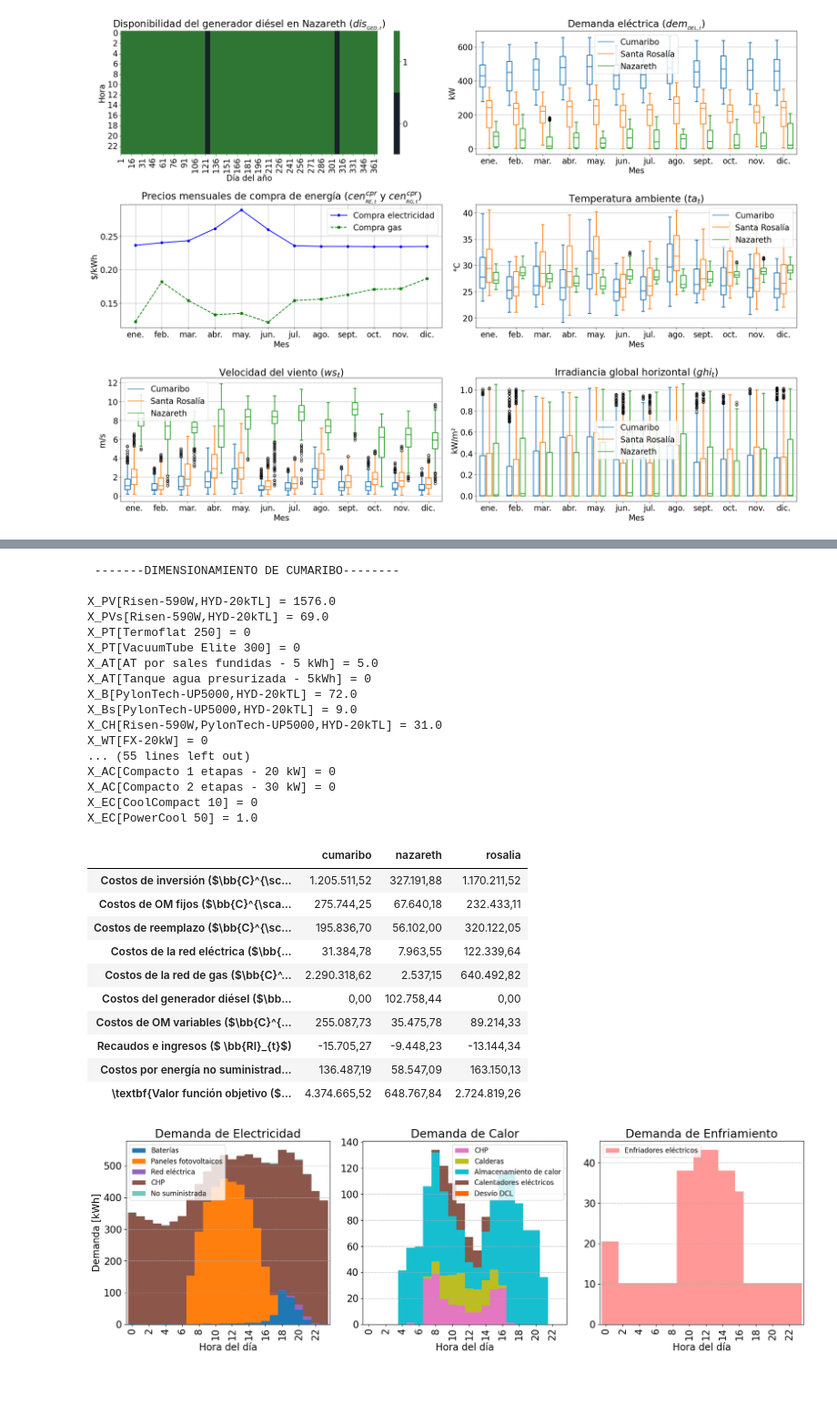
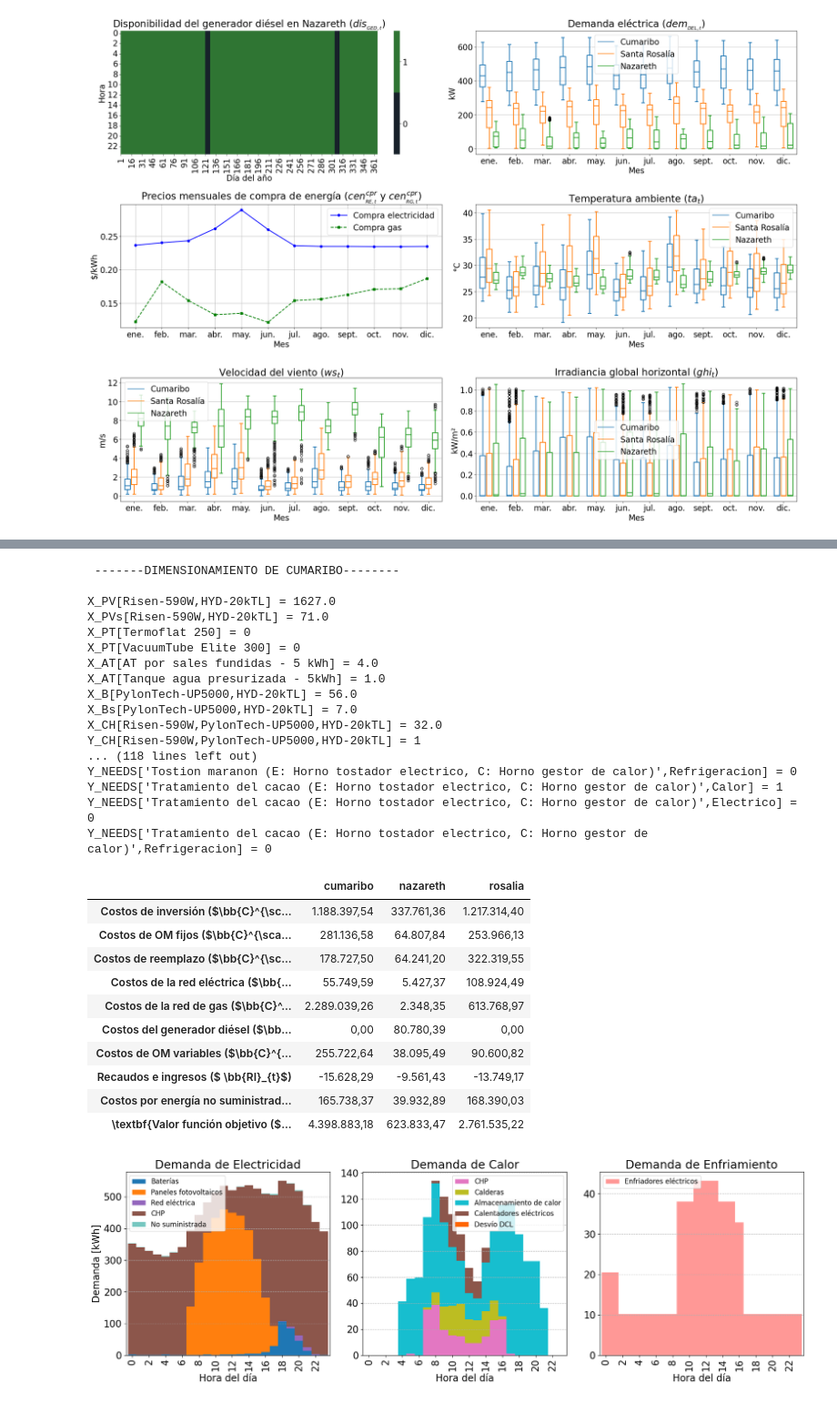
Before and after one commit to nmerchanr/Tesis_Maestria, a Jupyter notebook: 04_graficos_resultados.ipynb, the cells around one changed output, grey strips where cells are left out. Shown at 91% size. Saved outputs shown, nothing was run; the diff lists cells and outputs as text; code cells hidden in the pictures.

Commit message:
Resultados estocastico

```diff
--- a/04_graficos_resultados.ipynb
+++ b/04_graficos_resultados.ipynb
@@ -179,5 +179,5 @@ maestros = {
 
 for key, item in maestros.items():
     print(f"leyendo datos resultado para {key}...")
-    maestros[key]["maestro"] = Maestro_Resultados(item["location"], estocastico = False)
+    maestros[key]["maestro"] = Maestro_Resultados(item["location"], estocastico = True)
 # %% [output]
@@ -389,26 +407,26 @@ plt.show()
 for key in maestros.keys():
     print(f"\n -------DIMENSIONAMIENTO DE {key}-------- \n".upper())
     # Imprimir el valor de todas las variables cuyo nombre comience con "X_"
-    for var in maestros[key]["maestro"].model_escenarios["main_main"]._mpisppy_node_list[0].nonant_vardata_list:
+    for var in maestros[key]["maestro"].model_escenarios["mean_mean"]._mpisppy_node_list[0].nonant_vardata_list:
         print(f"{var.name} = {var.value}")
 # %% [output]
  -------DIMENSIONAMIENTO DE CUMARIBO--------
 
-X_PV[Risen-590W,HYD-20kTL] = 1576.0
-X_PVs[Risen-590W,HYD-20kTL] = 69.0
+X_PV[Risen-590W,HYD-20kTL] = 1627.0
+X_PVs[Risen-590W,HYD-20kTL] = 71.0
 X_PT[Termoflat 250] = 0
 X_PT[VacuumTube Elite 300] = 0
-X_AT[AT por sales fundidas - 5 kWh] = 5.0
-X_AT[Tanque agua presurizada - 5kWh] = 0
-X_B[PylonTech-UP5000,HYD-20kTL] = 72.0
-X_Bs[PylonTech-UP5000,HYD-20kTL] = 9.0
-X_CH[Risen-590W,PylonTech-UP5000,HYD-20kTL] = 31.0
-X_WT[FX-20kW] = 0
-... (55 lines left out)
-X_AC[Compacto 1 etapas - 20 kW] = 0
-X_AC[Compacto 2 etapas - 30 kW] = 0
-X_EC[CoolCompact 10] = 0
-X_EC[PowerCool 50] = 1.0
+X_AT[AT por sales fundidas - 5 kWh] = 4.0
+X_AT[Tanque agua presurizada - 5kWh] = 1.0
+X_B[PylonTech-UP5000,HYD-20kTL] = 56.0
+X_Bs[PylonTech-UP5000,HYD-20kTL] = 7.0
+X_CH[Risen-590W,PylonTech-UP5000,HYD-20kTL] = 32.0
+Y_CH[Risen-590W,PylonTech-UP5000,HYD-20kTL] = 1
+... (118 lines left out)
+Y_NEEDS['Tostion maranon (E: Horno tostador electrico, C: Horno gestor de calor)',Refrigeracion] = 0
+Y_NEEDS['Tratamiento del cacao (E: Horno tostador electrico, C: Horno gestor de calor)',Calor] = 1
+Y_NEEDS['Tratamiento del cacao (E: Horno tostador electrico, C: Horno gestor de calor)',Electrico] = 0
+Y_NEEDS['Tratamiento del cacao (E: Horno tostador electrico, C: Horno gestor de calor)',Refrigeracion] = 0
 # %%
 from pyomo.environ import value
 import pandas as pd
@@ -421,7 +439,7 @@ res_economicos = pd.DataFrame()
 
 for key in maestros.keys():
 
-    m = maestros[key]["maestro"].model_escenarios["main_main"]
+    m = maestros[key]["maestro"].model_escenarios["mean_mean"]
 
     res_economicos.loc[r"Costos de inversión ($\bb{C}^{\scalebox{0.6}{inv}}$)", key] = value(
         m.d_cost_inst
@@ -490,43 +508,43 @@ for key in maestros.keys():
                 + sum(m.PTH_BOI[t,tboi]*m.boi_f['C_OM_kWh',tboi] for tboi in m.boi_u)
                 + sum(m.PTH_EH[t,teh]*m.eh_f['C_OM_kWh',teh] for teh in m.eh_u)
                 + sum(m.PEL_CHP[t,tchp]*m.chp_f['C_OM_kWh',tchp] for tchp in m.chp_u)
                 + sum(m.PCL_AC[t,tac]*m.ac_f['C_OM_kWh',tac] for tac in m.ac_u)
                 + sum(m.PCL_EC[t,tec]*m.ec_f['C_OM_kWh',tec] for tec in m.ec_u)
             for t in m.T)
         )
 
         res_economicos.loc[r"Recaudos e ingresos ($ \bb{RI}_{t}$)", key] += m._mpisppy_probability*value(
             m.VPN_FS*sum(
                 m.price_sell_grid_el[t]*(m.PEL_PV_G[t] + m.PEL_WT_G[t] + m.PEL_CHP_G[t])
                 - m.EnvC*sum(sum(m.X_PV[tpv,tch]*m.p_pv_gen[t,tpv] for tpv in m.pv_u) - m.PEL_PV_CUR[tch,t] for tch in m.ch_u)
                 - m.EnvC*(sum(m.X_WT[tt]*m.p_wt_gen[t,tt] for tt in m.wt_u) - m.PEL_WT_CUR[t])
                 - m.EnvC*(sum(m.X_PT[tpt]*m.p_pt_gen[t,tpt] for tpt in m.pt_u) - m.PTH_PT_CUR[t])
 
             for t in m.T)
         )
 
         res_economicos.loc[r"Costos por energía no suministrada y desvío ($\bb{C}^{\scalebox{0.6}{dpd,ncs}}_t$)", key] += m._mpisppy_probability*value(
             m.VPN_FS*sum(
                 m.cost_ens_el[t]*m.PEL_NS[t] + m.cost_des_th[t]*m.PTH_DES[t] + m.cost_des_cl[t]*m.PCL_DES[t]
             for t in m.T)
         )
 
 res_economicos.loc[r"\textbf{Valor función objetivo ($\bb{Obj}$) (CPN)}",:] = res_economicos.sum(axis=0)
 res_economicos = format_numeric_columns(res_economicos)
 res_economicos.to_excel(f'RESULTADOS/economicos_{"estocastico" if maestros[key]["maestro"].estocastico else "determinista"}.xlsx')
 res_economicos
 # %% [output]
 |  | cumaribo | nazareth | rosalia |
-| Costos de inversión ($\bb{C}^{\sc... | 1.205.511,52 | 327.191,88 | 1.170.211,52 |
-| Costos de OM fijos ($\bb{C}^{\sca... | 275.744,25 | 67.640,18 | 232.433,11 |
-| Costos de reemplazo ($\bb{C}^{\sc... | 195.836,70 | 56.102,00 | 320.122,05 |
-| Costos de la red eléctrica ($\bb{... | 31.384,78 | 7.963,55 | 122.339,64 |
-| Costos de la red de gas ($\bb{C}^... | 2.290.318,62 | 2.537,15 | 640.492,82 |
-| Costos del generador diésel ($\bb... | 0,00 | 102.758,44 | 0,00 |
-| Costos de OM variables ($\bb{C}^{... | 255.087,73 | 35.475,78 | 89.214,33 |
-| Recaudos e ingresos ($ \bb{RI}_{t}$) | -15.705,27 | -9.448,23 | -13.144,34 |
-| Costos por energía no suministrad... | 136.487,19 | 58.547,09 | 163.150,13 |
-| \textbf{Valor función objetivo ($... | 4.374.665,52 | 648.767,84 | 2.724.819,26 |
+| Costos de inversión ($\bb{C}^{\sc... | 1.188.397,54 | 337.761,36 | 1.217.314,40 |
+| Costos de OM fijos ($\bb{C}^{\sca... | 281.136,58 | 64.807,84 | 253.966,13 |
+| Costos de reemplazo ($\bb{C}^{\sc... | 178.727,50 | 64.241,20 | 322.319,55 |
+| Costos de la red eléctrica ($\bb{... | 55.749,59 | 5.427,37 | 108.924,49 |
+| Costos de la red de gas ($\bb{C}^... | 2.289.039,26 | 2.348,35 | 613.768,97 |
+| Costos del generador diésel ($\bb... | 0,00 | 80.780,39 | 0,00 |
+| Costos de OM variables ($\bb{C}^{... | 255.722,64 | 38.095,49 | 90.600,82 |
+| Recaudos e ingresos ($ \bb{RI}_{t}$) | -15.628,29 | -9.561,43 | -13.749,17 |
+| Costos por energía no suministrad... | 165.738,37 | 39.932,89 | 168.390,03 |
+| \textbf{Valor función objetivo ($... | 4.398.883,18 | 623.833,47 | 2.761.535,22 |
 # %%
 import plotly.graph_objects as go
 from plotly.subplots import make_subplots
```
Also changed, not shown: parts of 4 cells of this notebook, 4 other files.
